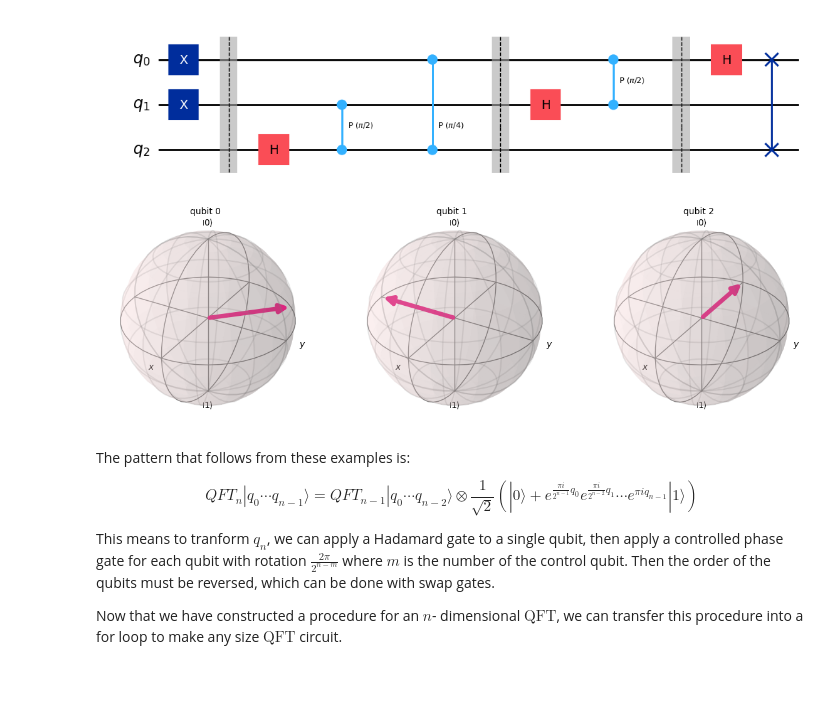
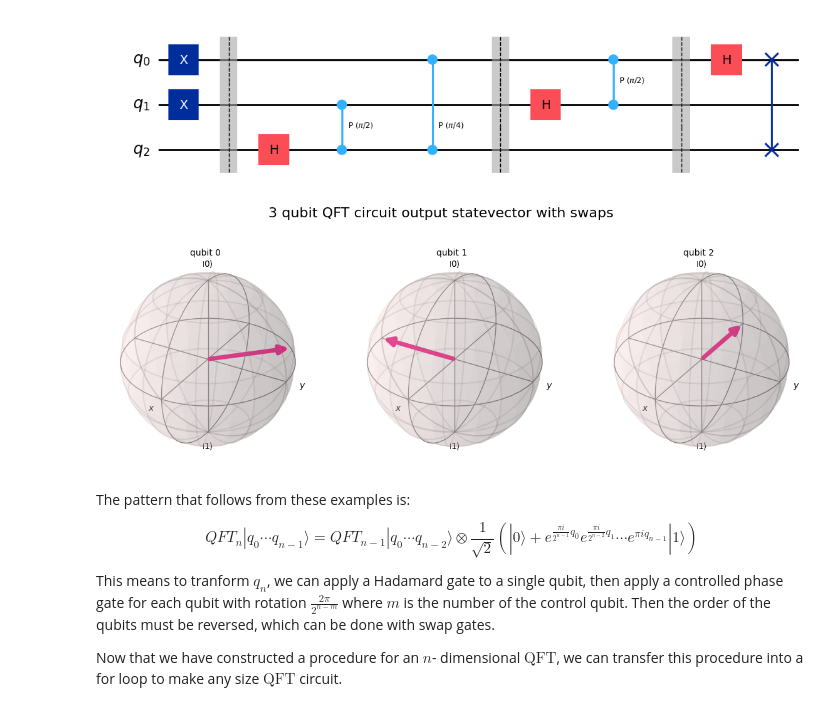
Before and after one commit to Quantum-Linear-Algebra/Intro-to-Quantum-Linear-Algebra, a Jupyter notebook: 4-Quantum_Fourier_Transform.ipynb, the cells around one changed output. Cells and saved outputs as stored; diff of their text form; code cells hidden in the pictures; blank space fills up the shorter version.

```diff
--- a/4-Quantum_Fourier_Transform.ipynb
+++ b/4-Quantum_Fourier_Transform.ipynb
@@ -399,9 +399,9 @@ qft_example.draw('mpl')
 [figure]
 # %%
 sv = Statevector(qft_example)
-plot_bloch_multivector(qft_example)
+plot_bloch_multivector(qft_example, title = '3 qubit QFT circuit output statevector with swaps')
 # %% [output]
-[figure, old version]
+[figure, new version]
 # %% [markdown]
 The pattern that follows from these examples is:
 
```
Also changed, not shown: parts of 4 cells of this notebook, 1 other file.
